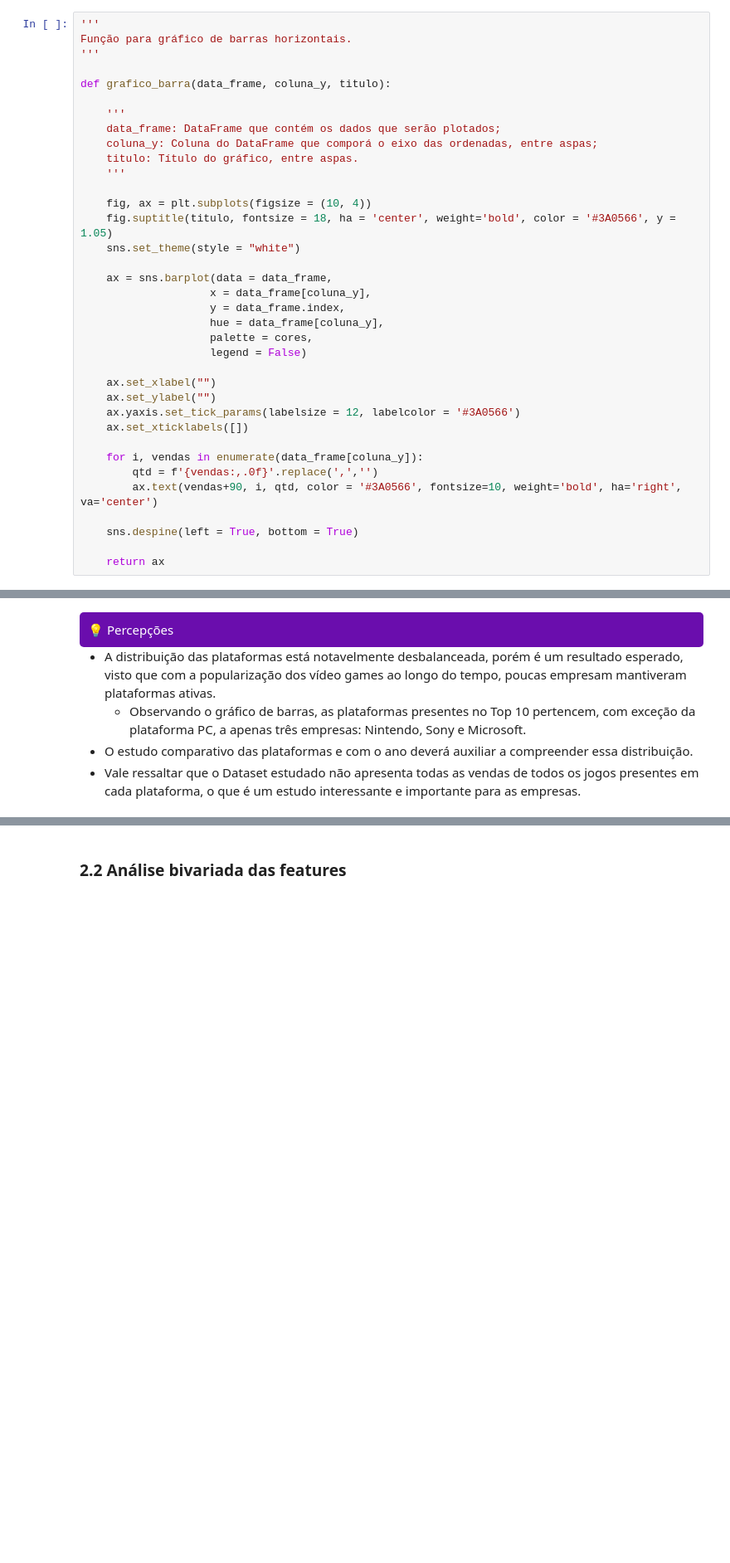
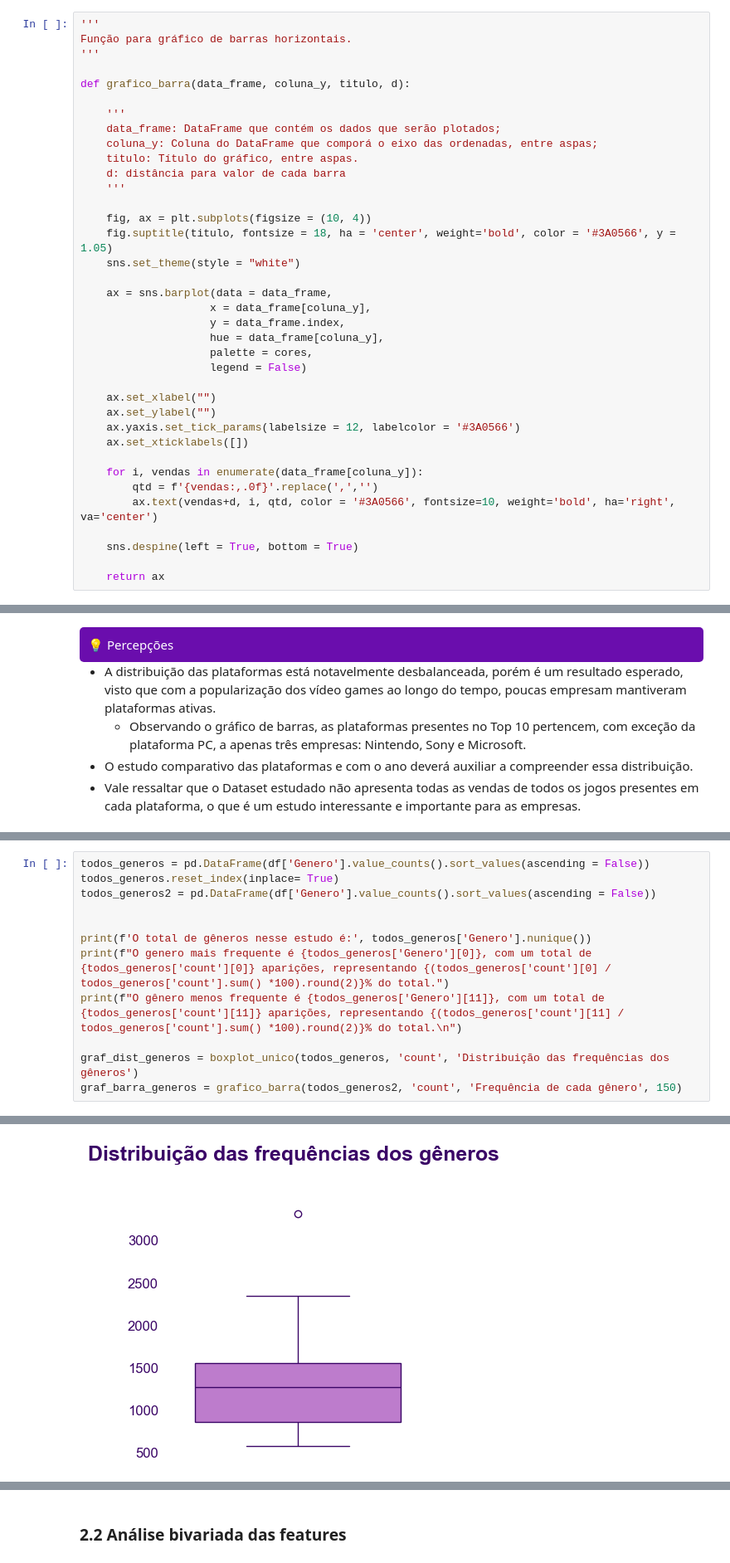
Before and after one commit to JHOliveira94/Portfolio_Recomendacao-de-jogos-digitais, a Jupyter notebook: notebook_vendas_games.ipynb, the cells around one changed output, grey strips where cells are left out. Shown at 83% size. Cells and saved outputs as stored; diff of their text form; blank space fills up the shorter version.

```diff
--- a/notebook_vendas_games.ipynb
+++ b/notebook_vendas_games.ipynb
@@ -97,12 +97,13 @@ sns.color_palette()
 Função para gráfico de barras horizontais.
 '''
 
-def grafico_barra(data_frame, coluna_y, titulo):
+def grafico_barra(data_frame, coluna_y, titulo, d):
 
     '''
     data_frame: DataFrame que contém os dados que serão plotados;
     coluna_y: Coluna do DataFrame que comporá o eixo das ordenadas, entre aspas;
     titulo: Título do gráfico, entre aspas.
+    d: distância para valor de cada barra
     '''
 
     fig, ax = plt.subplots(figsize = (10, 4))
@@ -123,7 +124,7 @@ def grafico_barra(data_frame, coluna_y, titulo):
 
     for i, vendas in enumerate(data_frame[coluna_y]):
         qtd = f'{vendas:,.0f}'.replace(',','')
-        ax.text(vendas+90, i, qtd, color = '#3A0566', fontsize=10, weight='bold', ha='right', va='center')
+        ax.text(vendas+d, i, qtd, color = '#3A0566', fontsize=10, weight='bold', ha='right', va='center')
 
     sns.despine(left = True, bottom = True)
 
@@ -412,0 +418,13 @@ A plataforma menos frequente é PCFX, com um total de 1 aparições, representan
+# %%
+todos_generos = pd.DataFrame(df['Genero'].value_counts().sort_values(ascending = False))
+todos_generos.reset_index(inplace= True)
+todos_generos2 = pd.DataFrame(df['Genero'].value_counts().sort_values(ascending = False))
+
+
+print(f'O total de gêneros nesse estudo é:', todos_generos['Genero'].nunique())
+print(f"O genero mais frequente é {todos_generos['Genero'][0]}, com um total de {todos_generos['count'][0]} aparições, representando {(todos_generos['count'][0] / todos_generos['count'].sum() *100).round(2)}% do total.")
+print(f"O gênero menos frequente é {todos_generos['Genero'][11]}, com um total de {todos_generos['count'][11]} aparições, representando {(todos_generos['count'][11] / todos_generos['count'].sum() *100).round(2)}% do total.\n")
+
+graf_dist_generos = boxplot_unico(todos_generos, 'count', 'Distribuição das frequências dos gêneros')
+graf_barra_generos = grafico_barra(todos_generos2, 'count', 'Frequência de cada gênero', 150)
+# %% [output]
@@ -412,0 +434 @@ A plataforma menos frequente é PCFX, com um total de 1 aparições, representan
+[figure, added]
```
Also changed, not shown: parts of 7 cells of this notebook.
